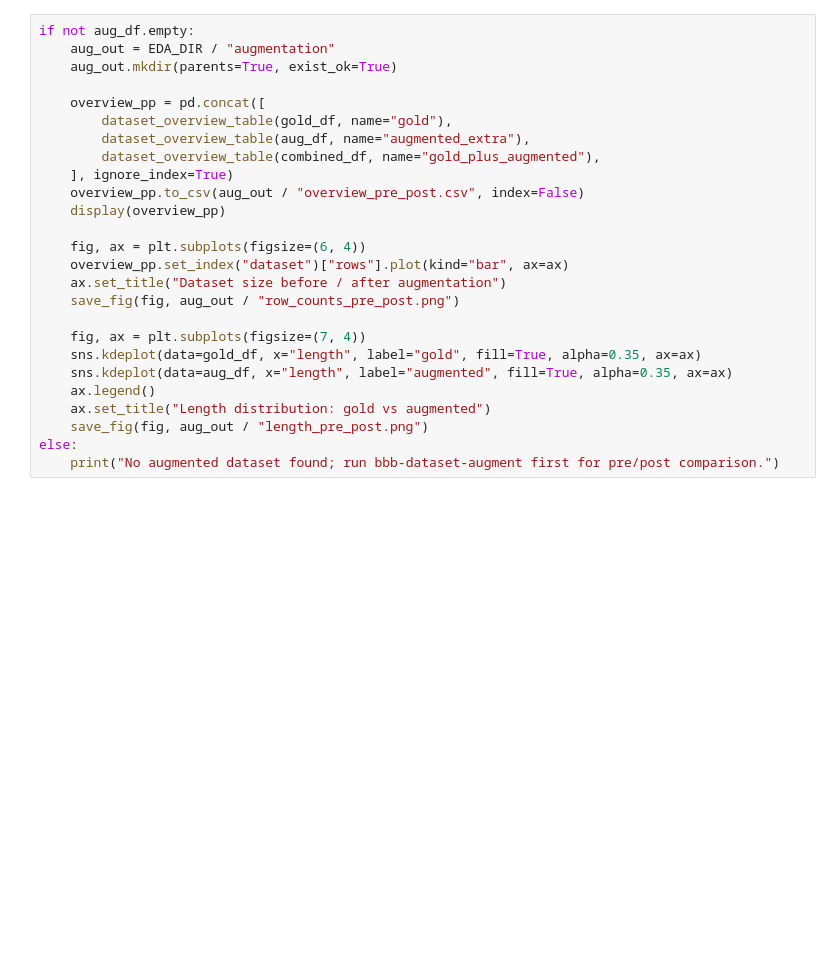
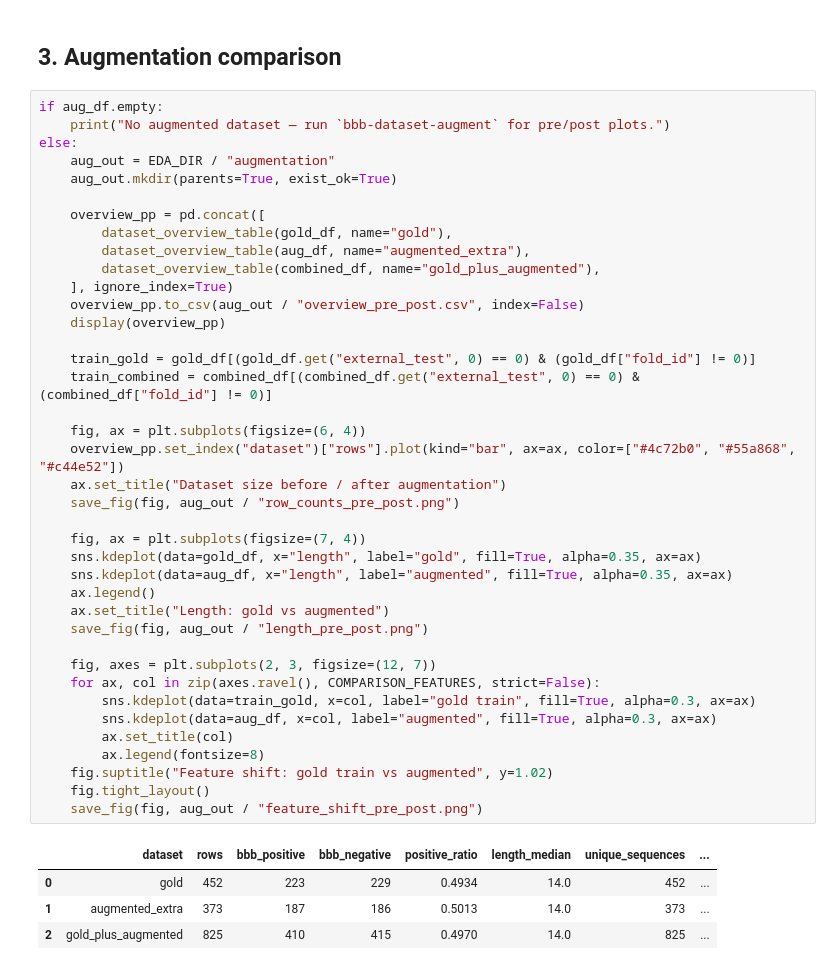
Before and after one commit to manumartinm/alzheimer-peptide-design, a Jupyter notebook: packages/dataset/notebooks/eda.ipynb, the cells around one changed output. Drawn from its saved outputs; the diff is of its cells as text; blank space fills up the shorter version.

```diff
--- a/packages/dataset/notebooks/eda.ipynb
+++ b/packages/dataset/notebooks/eda.ipynb
@@ -108,26 +307,46 @@ save_fig(fig, gold_out / "correlation_heatmap.png")
+# %% [markdown]
+## 3. Augmentation comparison
 # %%
-if not aug_df.empty:
+if aug_df.empty:
+    print("No augmented dataset — run `bbb-dataset-augment` for pre/post plots.")
+else:
     aug_out = EDA_DIR / "augmentation"
     aug_out.mkdir(parents=True, exist_ok=True)
 
     overview_pp = pd.concat([
         dataset_overview_table(gold_df, name="gold"),
         dataset_overview_table(aug_df, name="augmented_extra"),
         dataset_overview_table(combined_df, name="gold_plus_augmented"),
     ], ignore_index=True)
     overview_pp.to_csv(aug_out / "overview_pre_post.csv", index=False)
     display(overview_pp)
 
+    train_gold = gold_df[(gold_df.get("external_test", 0) == 0) & (gold_df["fold_id"] != 0)]
+    train_combined = combined_df[(combined_df.get("external_test", 0) == 0) & (combined_df["fold_id"] != 0)]
+
     fig, ax = plt.subplots(figsize=(6, 4))
-    overview_pp.set_index("dataset")["rows"].plot(kind="bar", ax=ax)
+    overview_pp.set_index("dataset")["rows"].plot(kind="bar", ax=ax, color=["#4c72b0", "#55a868", "#c44e52"])
     ax.set_title("Dataset size before / after augmentation")
     save_fig(fig, aug_out / "row_counts_pre_post.png")
 
     fig, ax = plt.subplots(figsize=(7, 4))
     sns.kdeplot(data=gold_df, x="length", label="gold", fill=True, alpha=0.35, ax=ax)
     sns.kdeplot(data=aug_df, x="length", label="augmented", fill=True, alpha=0.35, ax=ax)
     ax.legend()
-    ax.set_title("Length distribution: gold vs augmented")
+    ax.set_title("Length: gold vs augmented")
     save_fig(fig, aug_out / "length_pre_post.png")
-else:
-    print("No augmented dataset found; run bbb-dataset-augment first for pre/post comparison.")
+
+    fig, axes = plt.subplots(2, 3, figsize=(12, 7))
+    for ax, col in zip(axes.ravel(), COMPARISON_FEATURES, strict=False):
+        sns.kdeplot(data=train_gold, x=col, label="gold train", fill=True, alpha=0.3, ax=ax)
+        sns.kdeplot(data=aug_df, x=col, label="augmented", fill=True, alpha=0.3, ax=ax)
+        ax.set_title(col)
+        ax.legend(fontsize=8)
+    fig.suptitle("Feature shift: gold train vs augmented", y=1.02)
+    fig.tight_layout()
+    save_fig(fig, aug_out / "feature_shift_pre_post.png")
+# %% [output]
+|  | dataset | rows | bbb_positive | bbb_negative | positive_ratio | length_median | unique_sequences | ... |
+| 0 | gold | 452 | 223 | 229 | 0.4934 | 14.0 | 452 | ... |
+| 1 | augmented_extra | 373 | 187 | 186 | 0.5013 | 14.0 | 373 | ... |
+| 2 | gold_plus_augmented | 825 | 410 | 415 | 0.4970 | 14.0 | 825 | ... |
```
Also changed, not shown: parts of 17 cells of this notebook, 31 other files.
